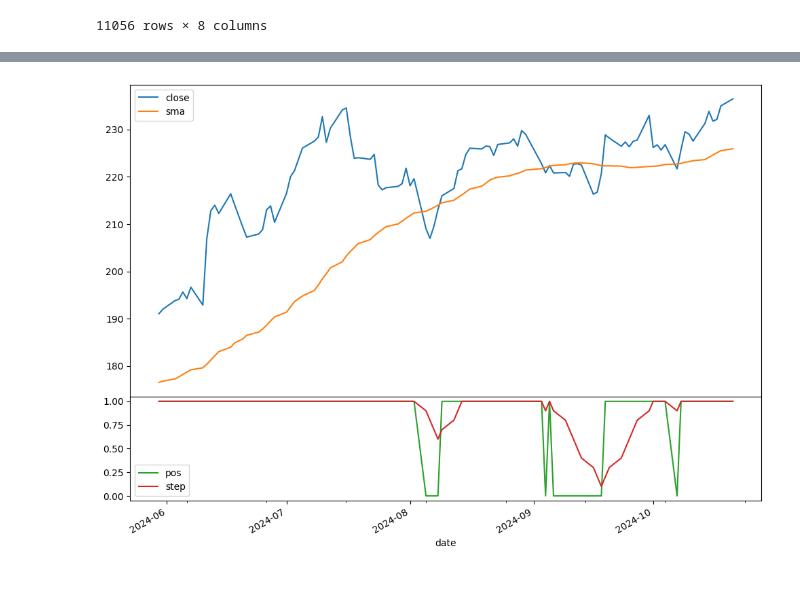
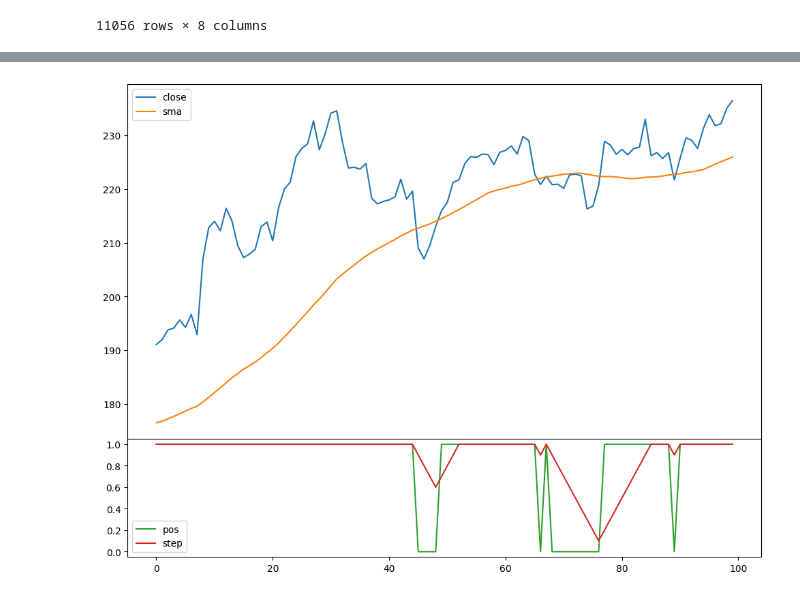
Before and after one commit to furechan/mintalib, a Jupyter notebook: examples/step-indicator.ipynb, the cells around one changed output, grey strips where cells are left out. Drawn from its saved outputs; the diff is of its cells as text; code cells hidden in the pictures.

```diff
--- a/examples/step-indicator.ipynb
+++ b/examples/step-indicator.ipynb
@@ -58,13 +52,14 @@ prices.tail(100).plot(
 # %%
 axes = prices.tail(100).plot(
     y=["close", "sma", "pos", "step"],
     subplots=[["close", "sma" ], ["pos", "step"]],
+    use_index=False,
 )
 
 ax = axes[-1]
 
 gs = ax.get_gridspec()
 gs.set_height_ratios([3, 1])
 gs.update(hspace=0.0)
 # %% [output]
-[figure, old version]
+[figure, new version]
```
Also changed, not shown: parts of 1 cell of this notebook, 21 other files.
